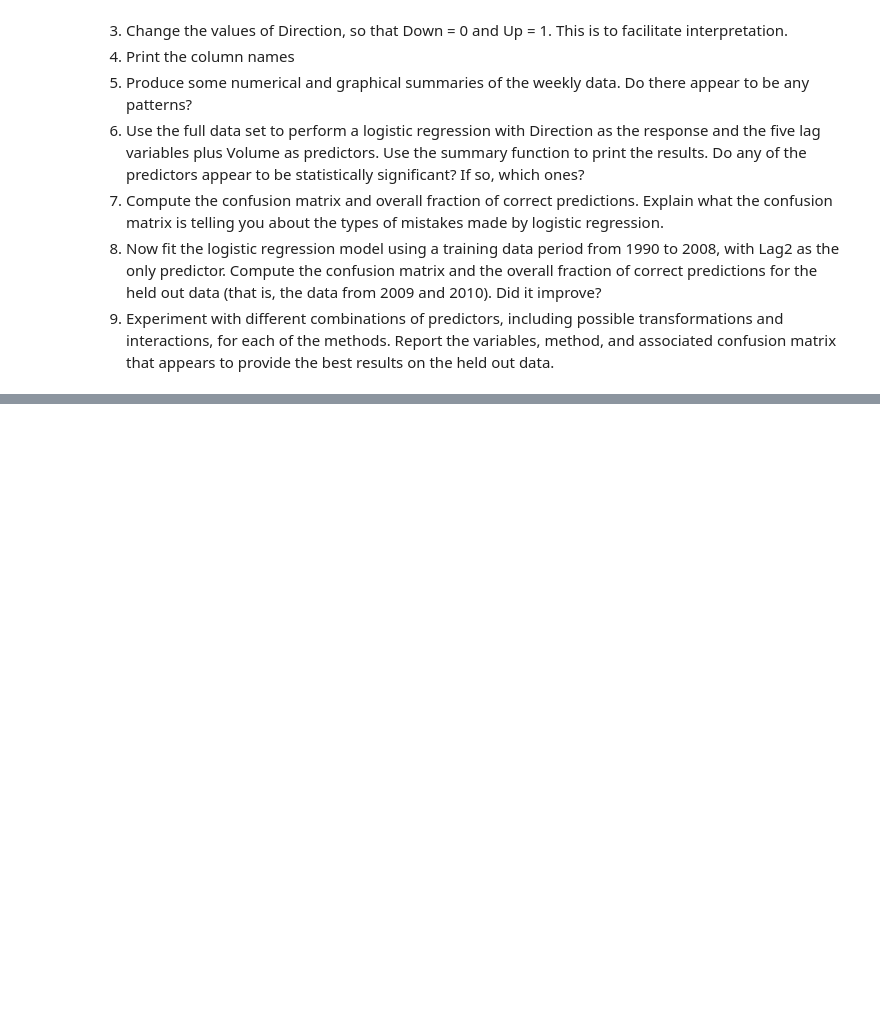
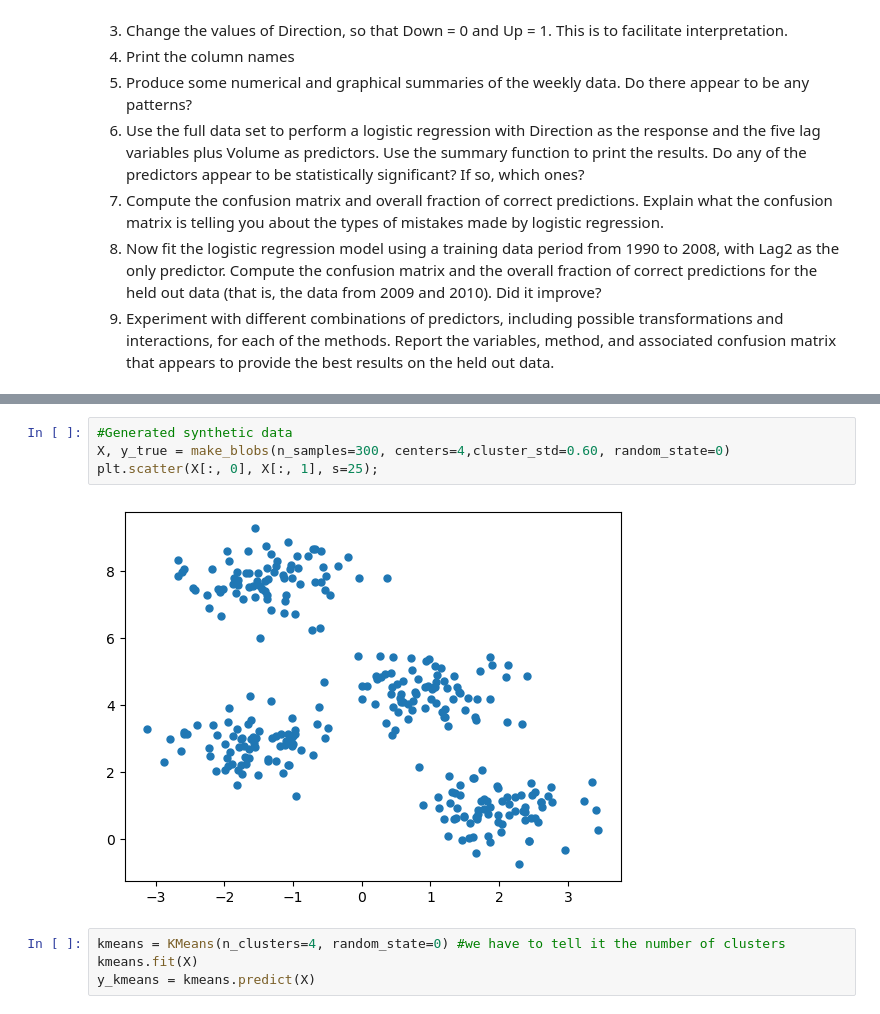
Before and after one commit to santiagoalonso/Data-Mining-TEC, a Jupyter notebook: Python/Python_Regression_1/DM_Regression_Classification.ipynb, the cells around one changed output, grey strips where cells are left out. Drawn from its saved outputs; the diff is of its cells as text; blank space fills up the shorter version.

```diff
--- a/Python/Python_Regression_1/DM_Regression_Classification.ipynb
+++ b/Python/Python_Regression_1/DM_Regression_Classification.ipynb
@@ -513,0 +540,10 @@ In James, G., Witten, D., Hastie, T., Tibshirani, R. & Taylor, J. (2023). An int
+# %%
+#Generated synthetic data
+X, y_true = make_blobs(n_samples=300, centers=4,cluster_std=0.60, random_state=0)
+plt.scatter(X[:, 0], X[:, 1], s=25);
+# %% [output]
+[figure, added]
+# %%
+kmeans = KMeans(n_clusters=4, random_state=0) #we have to tell it the number of clusters
+kmeans.fit(X)
+y_kmeans = kmeans.predict(X)
```
Also changed, not shown: parts of 13 cells of this notebook, 3 other files.
